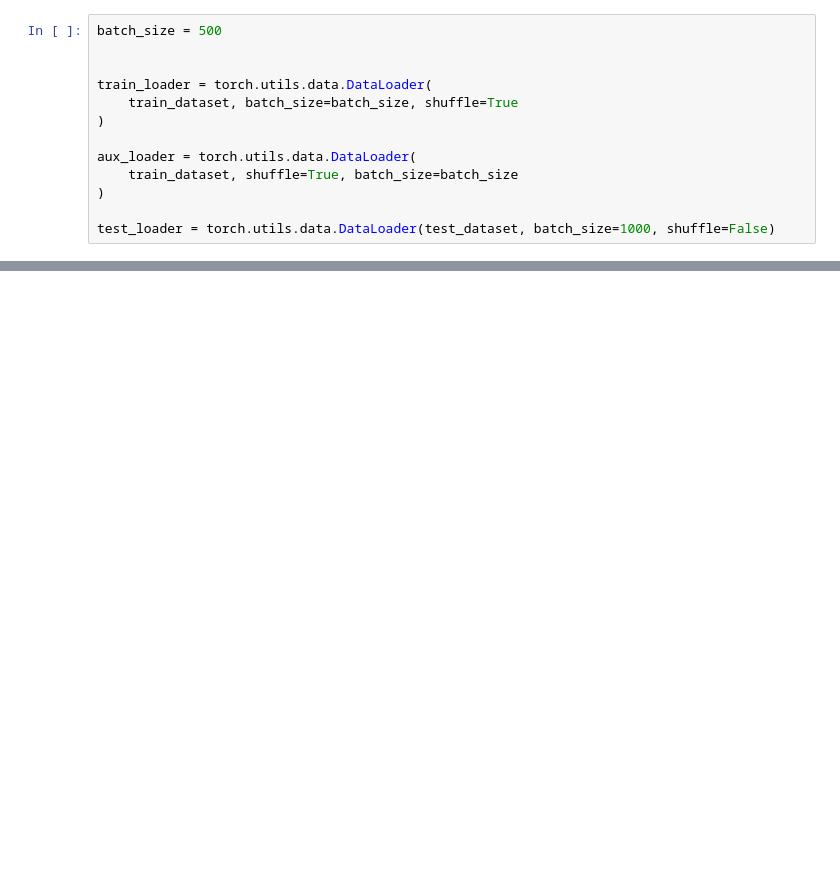
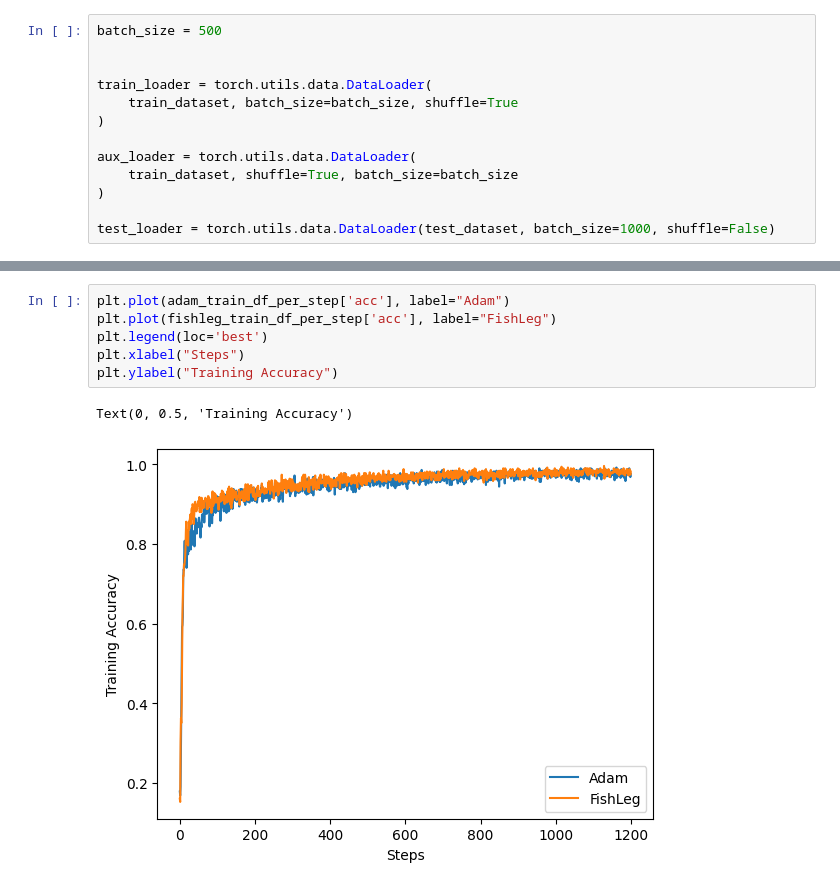
Before and after one commit to WeiShengL/FishLeg, a Jupyter notebook: examples/CIFAR_example.ipynb, the cells around one changed output, grey strips where cells are left out. Drawn from its saved outputs; the diff is of its cells as text; blank space fills up the shorter version.

```diff
--- a/examples/CIFAR_example.ipynb
+++ b/examples/CIFAR_example.ipynb
@@ -221,0 +378,9 @@ trained_model = train_model(model, train_loader, test_loader, opt, likelihood, c
+# %%
+plt.plot(adam_train_df_per_step['acc'], label="Adam")
+plt.plot(fishleg_train_df_per_step['acc'], label="FishLeg")
+plt.legend(loc='best')
+plt.xlabel("Steps")
+plt.ylabel("Training Accuracy")
+# %% [output]
+Text(0, 0.5, 'Training Accuracy')
+[figure, added]
```
Also changed, not shown: parts of 35 cells of this notebook, 1 other file.
